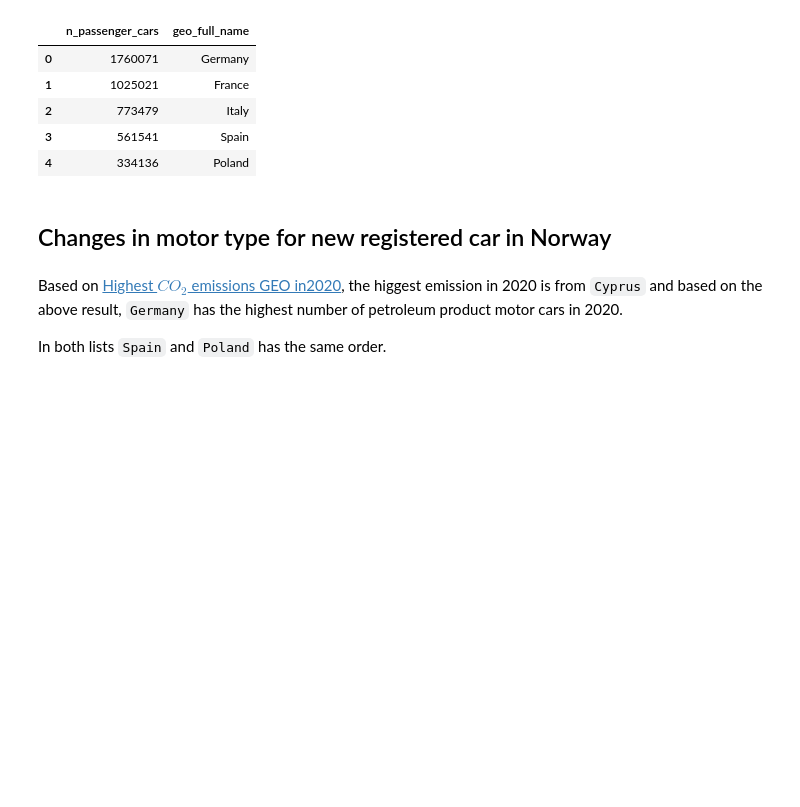
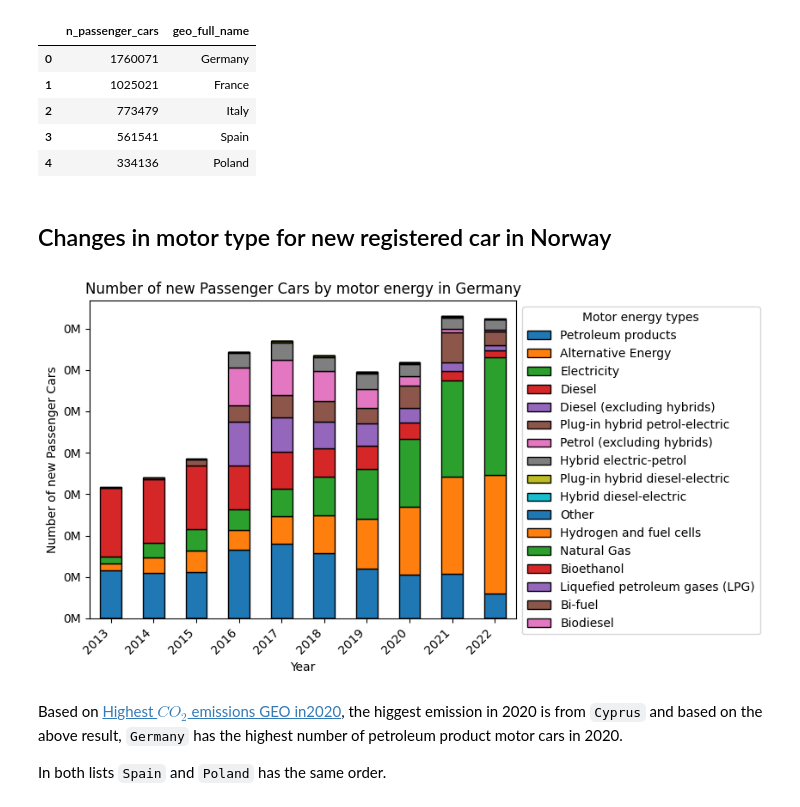
Before and after one commit to rafoolin/made-template, a Jupyter notebook: project/report.ipynb, the cells around one changed output. Saved outputs shown, nothing was run; the diff lists cells and outputs as text; code cells hidden in the pictures; blank space fills up the shorter version.

```diff
--- a/project/report.ipynb
+++ b/project/report.ipynb
@@ -870,32 +870,34 @@ data_frame \
 # %%
 import pandas as pd
 import matplotlib.pyplot as plt
 import numpy as np
 from matplotlib.ticker import FuncFormatter
 
 
 # Copy data frame
 data_frame = road_eqr_carpda_data_frame.copy()
 # Calculate average for each combination of "mot_nrg" and "TIME_PERIOD"
 data_frame = data_frame \
     .query('geo == "NO"') \
     .groupby(["mot_nrg","TIME_PERIOD", 'geo'], as_index=False, observed=False) \
     .agg({"n_passenger_cars":"sum"})\
     .reset_index(drop=True)
 
-# data_frame = data_frame.merge(motor_engin_data_frame, left_on = "mot_nrg", right_on = "abbr")
-# # Set "motor_energy_full_name" as a categorical column
-# data_frame["motor_energy_full_name"] = data_frame["motor_energy_full_name"].astype("category")
-# pivot_df = data_frame.pivot_table(index="TIME_PERIOD", columns="motor_energy_full_name", values="n_passenger_cars", aggfunc="sum")
-# pivot_df = pivot_df.loc[:, pivot_df.sum().sort_values(ascending=False).index]
-# ax = pivot_df.plot(kind="bar", stacked=True, edgecolor='black')
-# ax.set_xlabel("Year")
-# ax.set_ylabel("Number of new Passenger Cars")
-# ax.yaxis.set_major_formatter(FuncFormatter(lambda y, _: f"{y/1000000:.0f}M"))
-# ax.set_xticklabels([pd.to_datetime(val).strftime('%Y') for val in pivot_df.index.get_level_values(0)], rotation=45, ha='right')
-# ax.set_title("Number of new Passenger Cars by motor energy in Germany")
-# ax.legend(bbox_to_anchor=(1, 1), title="Motor energy types")
-# plt.show()
+data_frame = data_frame.merge(motor_engin_data_frame, left_on = "mot_nrg", right_on = "abbr")
+# Set "motor_energy_full_name" as a categorical column
+data_frame["motor_energy_full_name"] = data_frame["motor_energy_full_name"].astype("category")
+pivot_df = data_frame.pivot_table(index="TIME_PERIOD", columns="motor_energy_full_name", values="n_passenger_cars", aggfunc="sum")
+pivot_df = pivot_df.loc[:, pivot_df.sum().sort_values(ascending=False).index]
+ax = pivot_df.plot(kind="bar", stacked=True, edgecolor='black')
+ax.set_xlabel("Year")
+ax.set_ylabel("Number of new Passenger Cars")
+ax.yaxis.set_major_formatter(FuncFormatter(lambda y, _: f"{y/1000000:.0f}M"))
+ax.set_xticklabels([pd.to_datetime(val).strftime('%Y') for val in pivot_df.index.get_level_values(0)], rotation=45, ha='right')
+ax.set_title("Number of new Passenger Cars by motor energy in Germany")
+ax.legend(bbox_to_anchor=(1, 1), title="Motor energy types")
+plt.show()
+# %% [output]
+[figure, added]
 # %% [markdown]
 Based on [Highest $CO_2$ emissions GEO in2020](#Highest-$CO_2$-emissions-GEO-in-2020), the higgest emission in 2020 is from `Cyprus` and based on the above result, `Germany` has the highest number of petroleum product motor cars in 2020.
 
```
Also changed, not shown: parts of 2 cells of this notebook, 6 other files.
